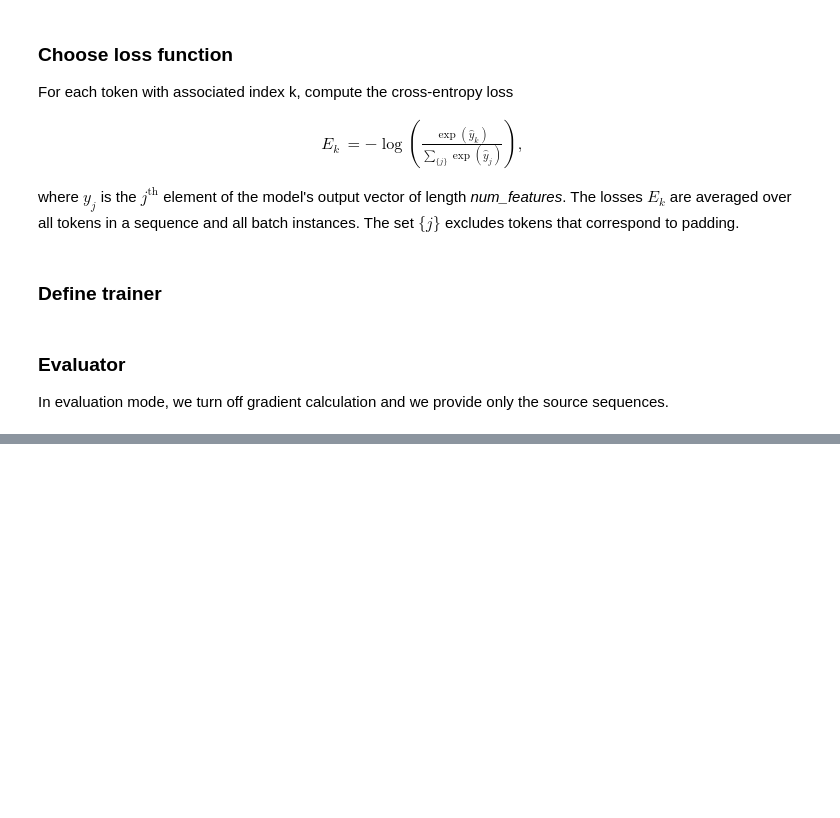
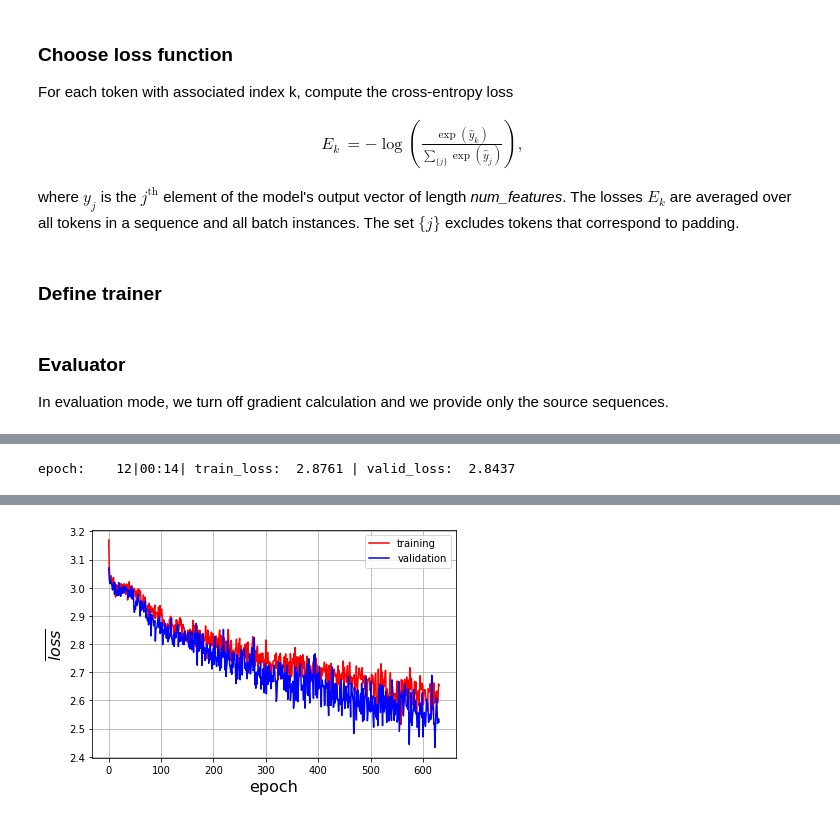
Before and after one commit to hbprosper/symbolic-ai, a Jupyter notebook: seq2seq_train.ipynb, the cells around one changed output, grey strips where cells are left out. Cells and saved outputs as stored; diff of their text form; code cells hidden in the pictures; blank space fills up the shorter version.

```diff
--- a/seq2seq_train.ipynb
+++ b/seq2seq_train.ipynb
@@ -564,7 +584,7 @@ def evaluate(model, dataloader, criterion, device, n_samples=100):
     # no need to compute gradients
     with torch.no_grad():
 
-        dataloader.reset()
+        dataloader.init(n_samples)
 
         for i, (X, Y) in enumerate(dataloader):
 
@@ -588,6 +608,4 @@ def evaluate(model, dataloader, criterion, device, n_samples=100):
 
             epoch_loss += loss.item()
 
-            if i + 1 >= n_samples: break
-
     return epoch_loss / (i + 1)
@@ -724,4 +646,0 @@ epoch:    64
-# %%
-model.load_state_dict(torch.load('%s/seq2seq_model_00.pth' % BASE))
-test_loss = evaluate(model, test_dataloader, criterion, DEVICE)
-print('test loss: %7.4f' % test_loss)
@@ -729,0 +647,48 @@ test loss:  2.5470
+# %%
+model_count = 0
+model_file  = '%s/seq2seq_model_%2.2d.pth'  % (BASE, model_count)
+loss_file   = '%s/seq2seq_losses_%2.2d.txt' % (BASE, model_count)
+# %%
+# training!
+n_epochs = 2000 # number of times through training data
+
+#model.load_state_dict(torch.load(model_file))
+
+train_me_record_loss(model_file, loss_file, n_epochs)
+# %% [output]
+epoch:    12|00:14| train_loss:  2.8761 | valid_loss:  2.8437
+# %%
+def plot_losses(loss_file, plot_file='fig_losses.pdf'):
+
+    losses       = [a.split() for a in open(loss_file).readlines()]
+    train_losses = [float(z)  for z, _ in losses]
+    valid_losses = [float(z)  for _, z in losses]
+    epochs       = np.arange(len(train_losses))
+
+    # plot loss curves
+    # set up an empty figure
+    fig = plt.figure(figsize=(6, 4))
+
+    # add a subplot to it
+    nrows, ncols, index = 1,1,1
+    ax  = fig.add_subplot(nrows, ncols, index)
+
+    ax.set_xlabel('epoch', fontsize=16)
+    ax.set_ylabel('$\overline{loss}$', fontsize=16)
+
+    ax.plot(epochs, train_losses, c='red',  label='training')
+    ax.plot(epochs, valid_losses, c='blue', label='validation')
+
+    ax.grid(True, which="both", linestyle='-')
+    ax.legend()
+
+    fig.tight_layout()
+    plt.savefig(plot_file)
+    plt.show()
+
+model.load_state_dict(torch.load(model_file, map_location=torch.device('cpu')))
+test_loss = evaluate(model, test_dataloader, criterion, DEVICE)
+print('test loss: %7.4f' % test_loss)
+
+plot_losses(loss_file)
+# %% [output]
@@ -729,0 +696 @@ test loss:  2.5470
+[figure, added]
```
Also changed, not shown: parts of 19 cells of this notebook, 1 other file.
